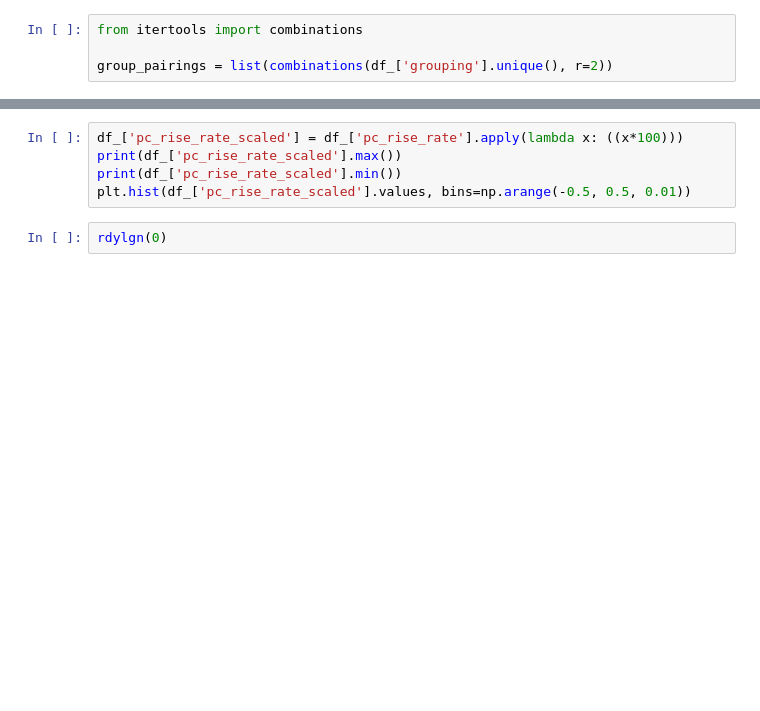
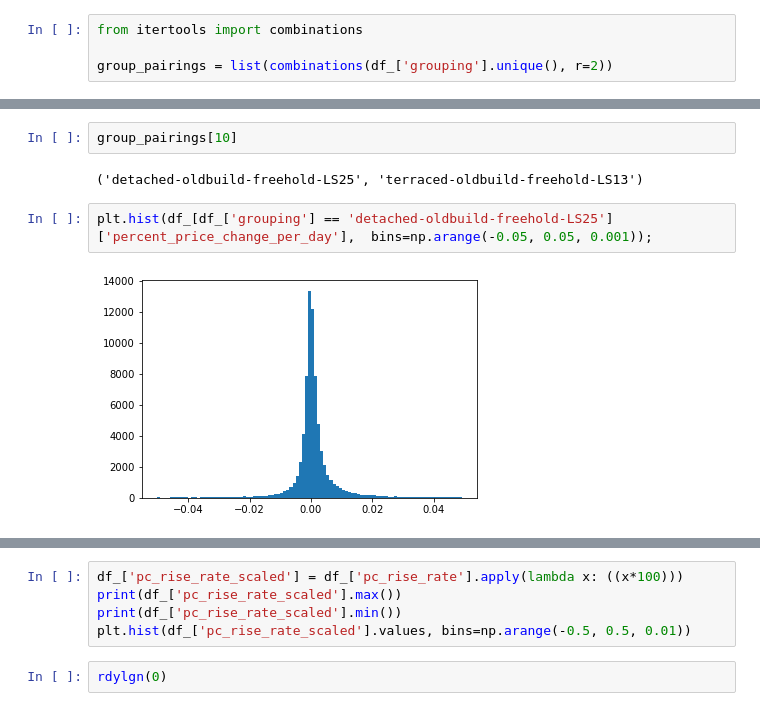
Before and after one commit to teerev/housing, a Jupyter notebook: price_explorer.ipynb, the cells around one changed output, grey strips where cells are left out. Drawn from its saved outputs; the diff is of its cells as text; blank space fills up the shorter version.

```diff
--- a/price_explorer.ipynb
+++ b/price_explorer.ipynb
@@ -488,0 +528,8 @@ df_
+# %%
+group_pairings[10]
+# %% [output]
+('detached-oldbuild-freehold-LS25', 'terraced-oldbuild-freehold-LS13')
+# %%
+plt.hist(df_[df_['grouping'] == 'detached-oldbuild-freehold-LS25']['percent_price_change_per_day'],  bins=np.arange(-0.05, 0.05, 0.001));
+# %% [output]
+[figure, added]
```
Also changed, not shown: parts of 36 cells of this notebook.
